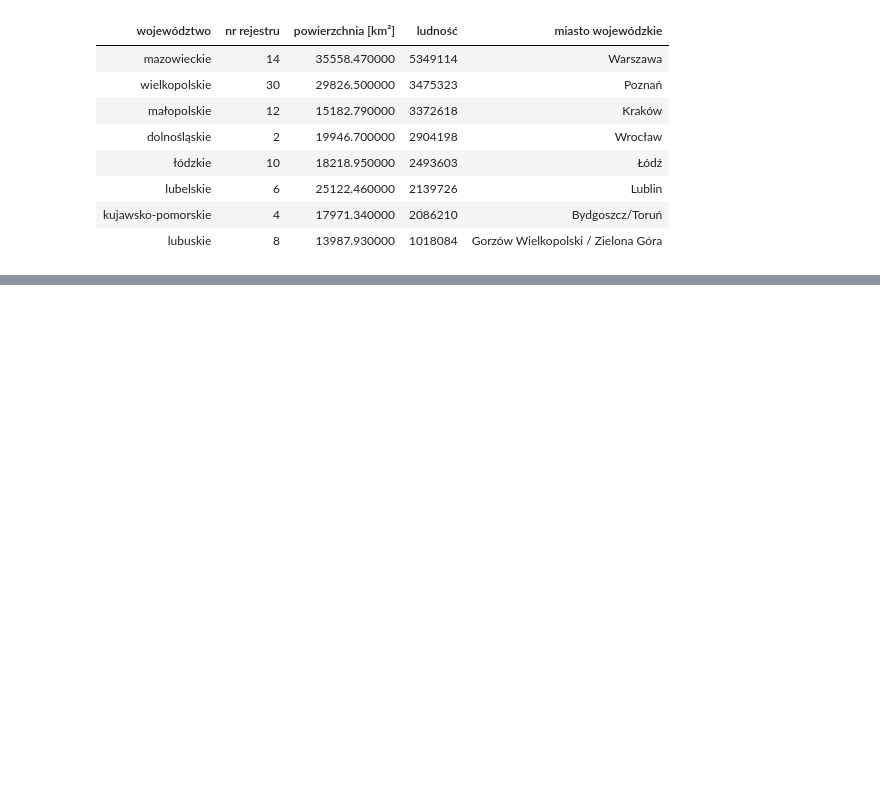
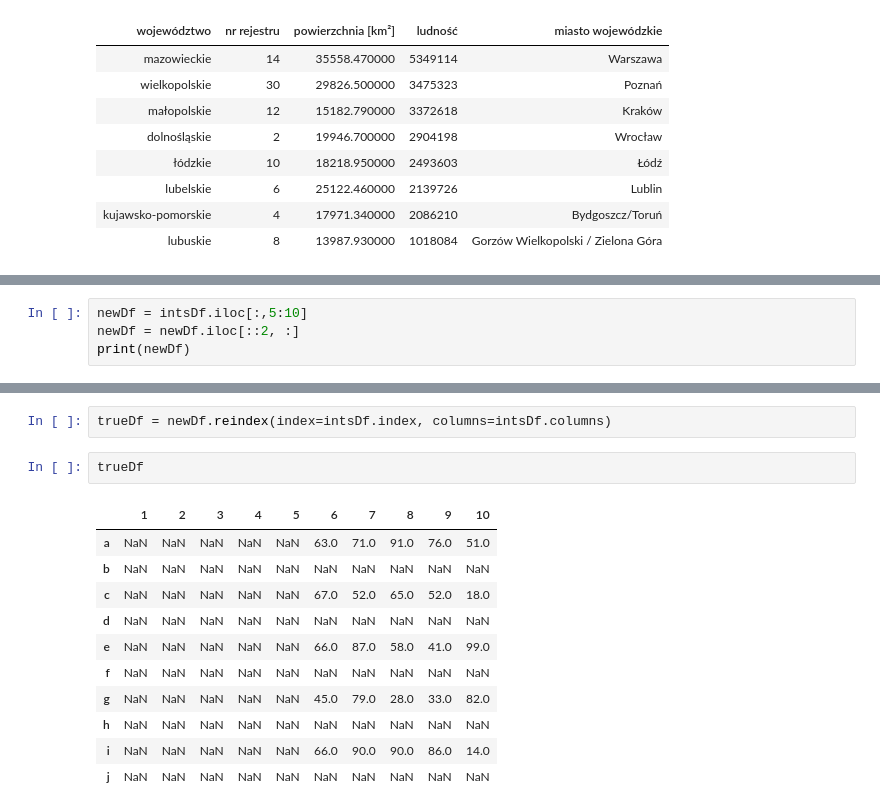
Before and after one commit to bfokss/cdv-ml, a Jupyter notebook: 06_lab/06_lab_zadania.ipynb, the cells around one changed output, grey strips where cells are left out. Drawn from its saved outputs; the diff is of its cells as text; blank space fills up the shorter version.

```diff
--- a/06_lab/06_lab_zadania.ipynb
+++ b/06_lab/06_lab_zadania.ipynb
@@ -192,0 +384,4 @@ display(provinceDf.style.hide_index())
+# %%
+newDf = intsDf.iloc[:,5:10]
+newDf = newDf.iloc[::2, :]
+print(newDf)
@@ -192,0 +421,16 @@ display(provinceDf.style.hide_index())
+# %%
+trueDf = newDf.reindex(index=intsDf.index, columns=intsDf.columns)
+# %%
+trueDf
+# %% [output]
+|  | 1 | 2 | 3 | 4 | 5 | 6 | 7 | 8 | 9 | 10 |
+| a | NaN | NaN | NaN | NaN | NaN | 63.0 | 71.0 | 91.0 | 76.0 | 51.0 |
+| b | NaN | NaN | NaN | NaN | NaN | NaN | NaN | NaN | NaN | NaN |
+| c | NaN | NaN | NaN | NaN | NaN | 67.0 | 52.0 | 65.0 | 52.0 | 18.0 |
+| d | NaN | NaN | NaN | NaN | NaN | NaN | NaN | NaN | NaN | NaN |
+| e | NaN | NaN | NaN | NaN | NaN | 66.0 | 87.0 | 58.0 | 41.0 | 99.0 |
+| f | NaN | NaN | NaN | NaN | NaN | NaN | NaN | NaN | NaN | NaN |
+| g | NaN | NaN | NaN | NaN | NaN | 45.0 | 79.0 | 28.0 | 33.0 | 82.0 |
+| h | NaN | NaN | NaN | NaN | NaN | NaN | NaN | NaN | NaN | NaN |
+| i | NaN | NaN | NaN | NaN | NaN | 66.0 | 90.0 | 90.0 | 86.0 | 14.0 |
+| j | NaN | NaN | NaN | NaN | NaN | NaN | NaN | NaN | NaN | NaN |
```
Also changed, not shown: parts of 22 cells of this notebook.
